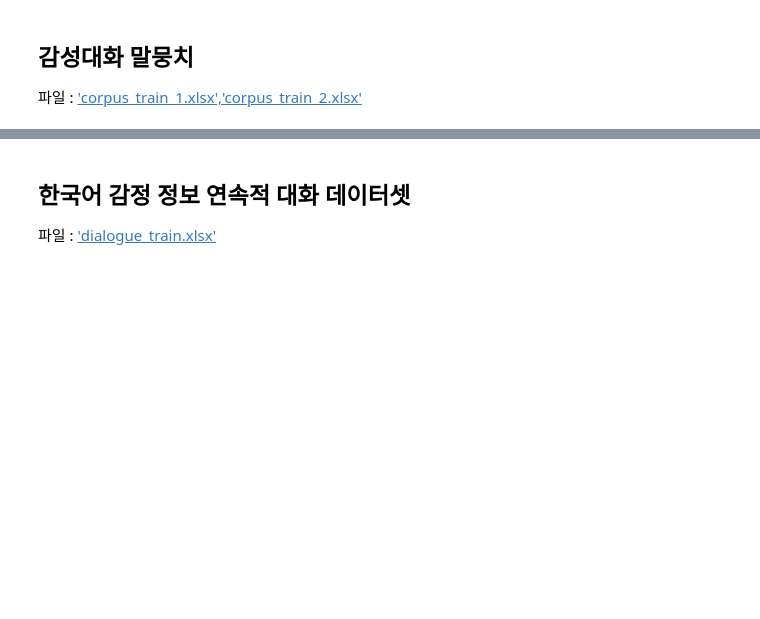
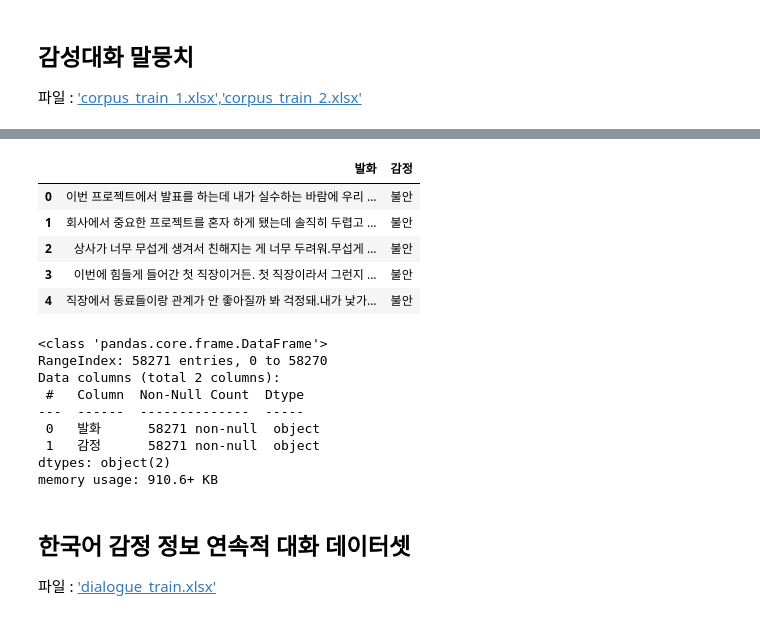
Before and after one commit to Dev-LeeJ05/Sentiment-Analysis, a Jupyter notebook: DataPreProcessor.ipynb, the cells around one changed output, grey strips where cells are left out. Saved outputs shown, nothing was run; the diff lists cells and outputs as text; code cells hidden in the pictures; blank space fills up the shorter version.

```diff
--- a/DataPreProcessor.ipynb
+++ b/DataPreProcessor.ipynb
@@ -111,0 +134,2 @@ corpus_df.info()
+# %%
+corpus_df["감정"] = corpus_df["감정"].apply(lambda x:x.strip())
@@ -112,3 +147,29 @@ corpus_df.info()
+# %%
+corpus_df["감정"]=np.where(corpus_df["감정"].str.match("상처"),"슬픔",corpus_df["감정"])
+corpus_df["감정"]=np.where(corpus_df["감정"].str.match("기쁨"),"행복",corpus_df["감정"])
+# %%
+corpus_df=corpus_df.reset_index(drop=True)
+# %%
+corpus_df.rename({"사람문장":"발화"},axis=1,inplace=True)
+# %%
+display(corpus_df.head(5))
+corpus_df.info()
+# %% [output]
+|  | 발화 | 감정 |
+| 0 | 이번 프로젝트에서 발표를 하는데 내가 실수하는 바람에 우리 ... | 불안 |
+| 1 | 회사에서 중요한 프로젝트를 혼자 하게 됐는데 솔직히 두렵고 ... | 불안 |
+| 2 | 상사가 너무 무섭게 생겨서 친해지는 게 너무 두려워.무섭게 ... | 불안 |
+| 3 | 이번에 힘들게 들어간 첫 직장이거든. 첫 직장이라서 그런지 ... | 불안 |
+| 4 | 직장에서 동료들이랑 관계가 안 좋아질까 봐 걱정돼.내가 낯가... | 불안 |
+<class 'pandas.core.frame.DataFrame'>
+RangeIndex: 58271 entries, 0 to 58270
+Data columns (total 2 columns):
+ #   Column  Non-Null Count  Dtype
+---  ------  --------------  -----
+ 0   발화      58271 non-null  object
+ 1   감정      58271 non-null  object
+dtypes: object(2)
+memory usage: 910.6+ KB
 # %% [markdown]
 ## 한국어 감정 정보 연속적 대화 데이터셋
 파일 : ['dialogue_train.xlsx'](https://aihub.or.kr/aihubdata/data/view.do?dataSetSn=271)
```
Also changed, not shown: parts of 22 cells of this notebook, 12 other files.
